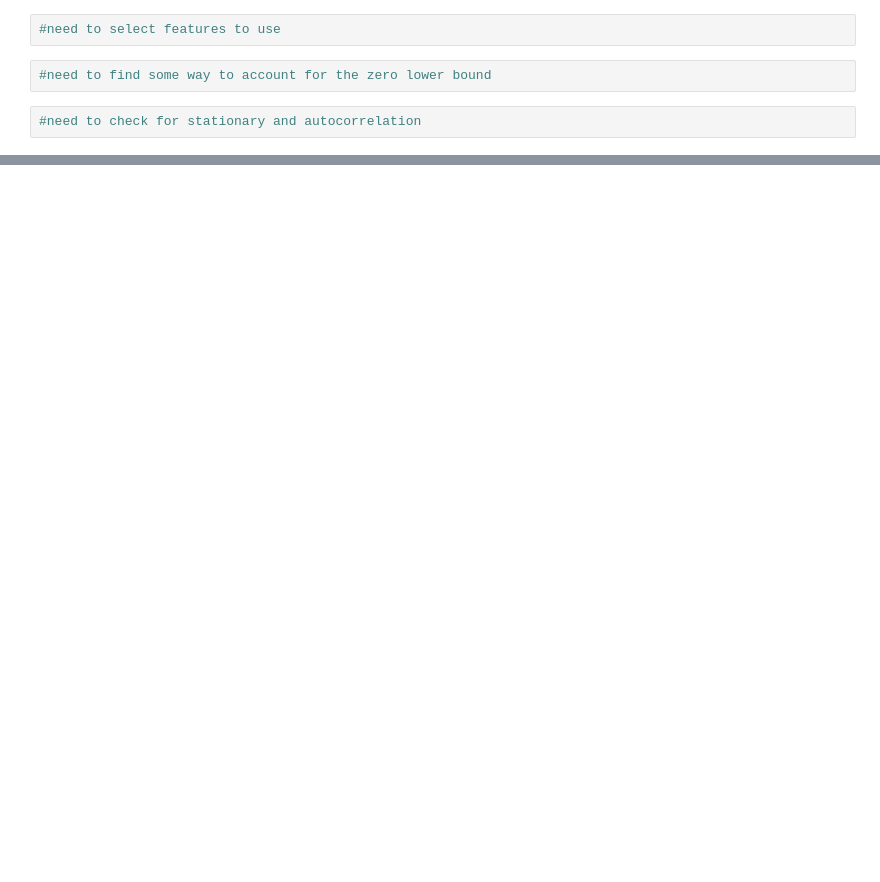
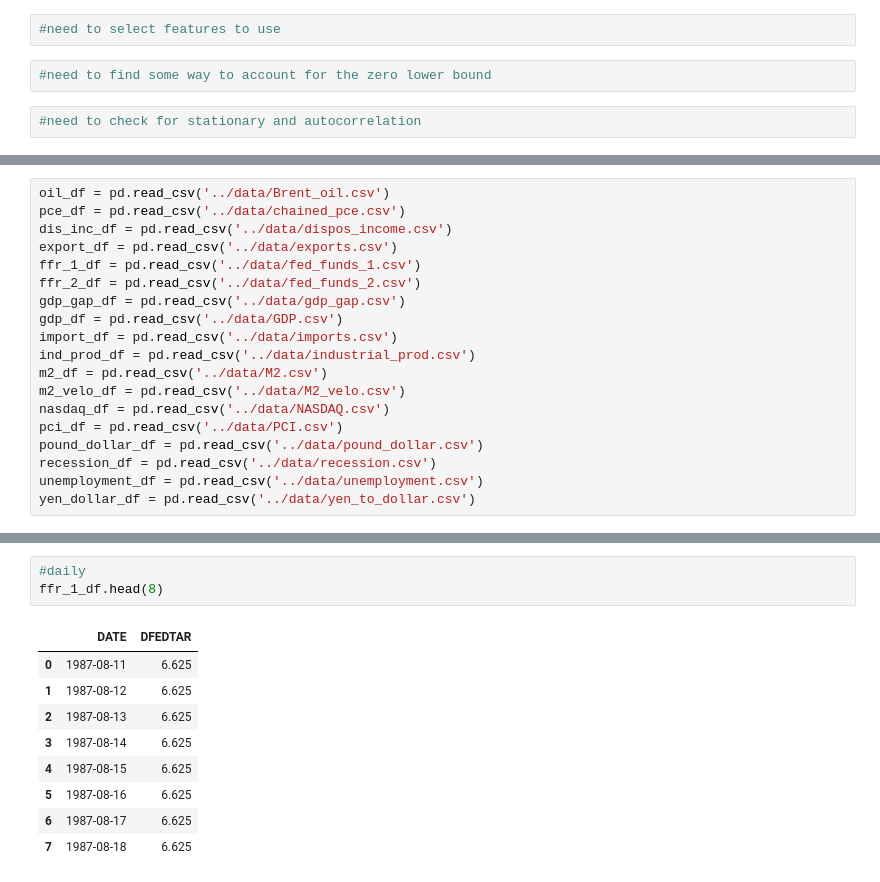
Before and after one commit to Nhunsick/FFTR_Prediction, a Jupyter notebook: Notebooks/EDA_cleaning.ipynb, the cells around one changed output, grey strips where cells are left out. Drawn from its saved outputs; the diff is of its cells as text; blank space fills up the shorter version.

Commit message:
imported data and merged some dataframes

```diff
--- a/Notebooks/EDA_cleaning.ipynb
+++ b/Notebooks/EDA_cleaning.ipynb
@@ -22,0 +38,19 @@ inflation under control in late 1982-1983 3. during greenbaum's tenure '''
+# %%
+oil_df = pd.read_csv('../data/Brent_oil.csv')
+pce_df = pd.read_csv('../data/chained_pce.csv')
+dis_inc_df = pd.read_csv('../data/dispos_income.csv')
+export_df = pd.read_csv('../data/exports.csv')
+ffr_1_df = pd.read_csv('../data/fed_funds_1.csv')
+ffr_2_df = pd.read_csv('../data/fed_funds_2.csv')
+gdp_gap_df = pd.read_csv('../data/gdp_gap.csv')
+gdp_df = pd.read_csv('../data/GDP.csv')
+import_df = pd.read_csv('../data/imports.csv')
+ind_prod_df = pd.read_csv('../data/industrial_prod.csv')
+m2_df = pd.read_csv('../data/M2.csv')
+m2_velo_df = pd.read_csv('../data/M2_velo.csv')
+nasdaq_df = pd.read_csv('../data/NASDAQ.csv')
+pci_df = pd.read_csv('../data/PCI.csv')
+pound_dollar_df = pd.read_csv('../data/pound_dollar.csv')
+recession_df = pd.read_csv('../data/recession.csv')
+unemployment_df = pd.read_csv('../data/unemployment.csv')
+yen_dollar_df = pd.read_csv('../data/yen_to_dollar.csv')
@@ -22,0 +109,13 @@ inflation under control in late 1982-1983 3. during greenbaum's tenure '''
+# %%
+#daily
+ffr_1_df.head(8)
+# %% [output]
+|  | DATE | DFEDTAR |
+| 0 | 1987-08-11 | 6.625 |
+| 1 | 1987-08-12 | 6.625 |
+| 2 | 1987-08-13 | 6.625 |
+| 3 | 1987-08-14 | 6.625 |
+| 4 | 1987-08-15 | 6.625 |
+| 5 | 1987-08-16 | 6.625 |
+| 6 | 1987-08-17 | 6.625 |
+| 7 | 1987-08-18 | 6.625 |
```
Also changed, not shown: parts of 26 cells of this notebook, 21 other files.
